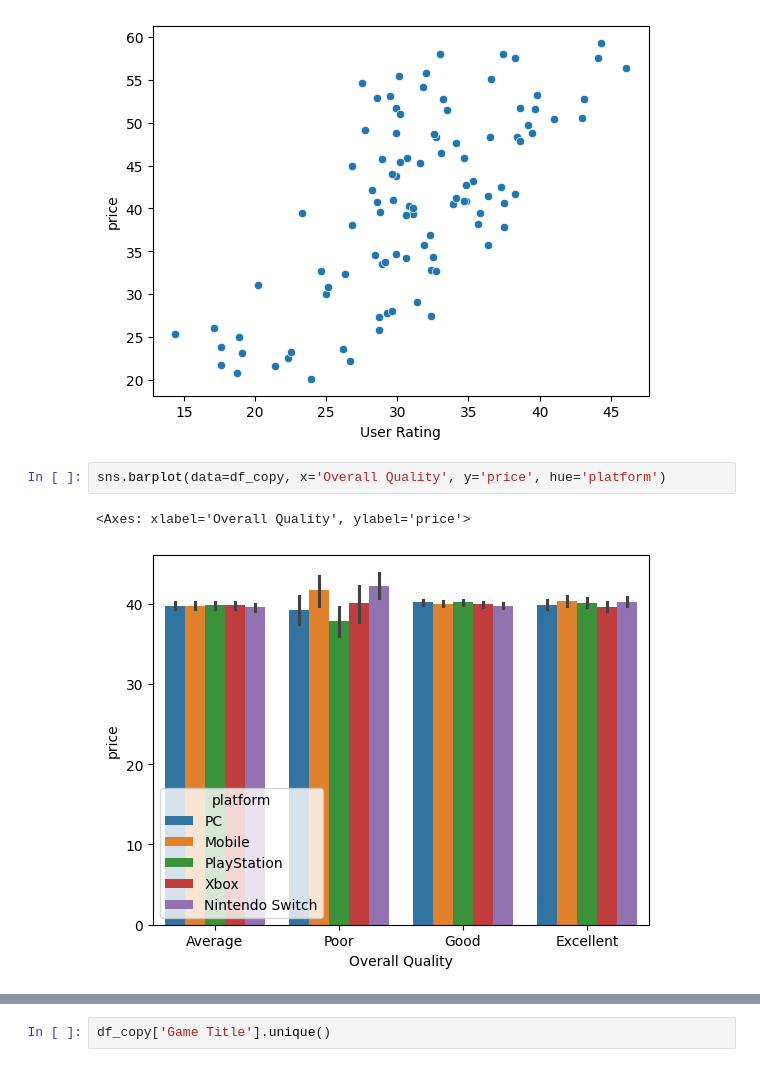
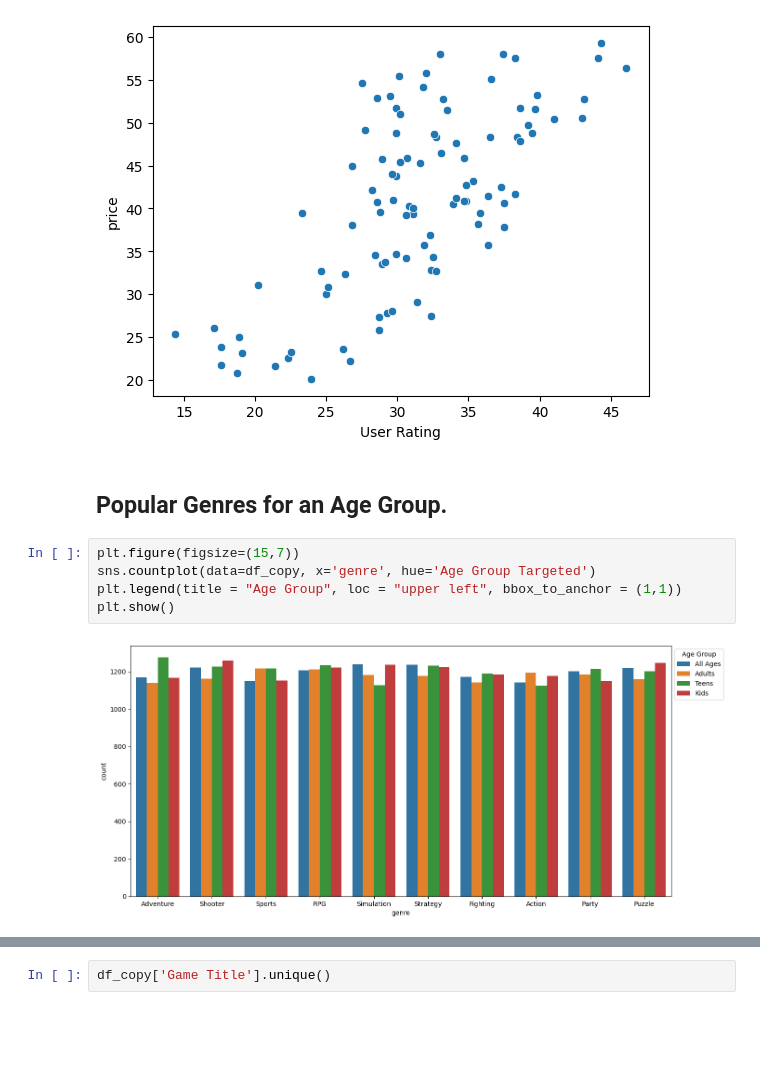
Before and after one commit to Zoz171/NTI-DataScience-Capstone, a Jupyter notebook: Capstone.ipynb, the cells around one changed output, grey strips where cells are left out. Saved outputs shown, nothing was run; the diff lists cells and outputs as text; blank space fills up the shorter version.

```diff
--- a/Capstone.ipynb
+++ b/Capstone.ipynb
@@ -196,8 +283,12 @@ sns.scatterplot(data=df_copy[:100], x='User Rating', y='price')
 # %% [output]
 <Axes: xlabel='User Rating', ylabel='price'>
 [figure]
-# %%
-sns.barplot(data=df_copy, x='Overall Quality', y='price', hue='platform')
-# %% [output]
-<Axes: xlabel='Overall Quality', ylabel='price'>
-[figure, removed]
+# %% [markdown]
+## Popular Genres for an Age Group.
+# %%
+plt.figure(figsize=(15,7))
+sns.countplot(data=df_copy, x='genre', hue='Age Group Targeted')
+plt.legend(title = "Age Group", loc = "upper left", bbox_to_anchor = (1,1))
+plt.show()
+# %% [output]
+[figure, added]
```
Also changed, not shown: parts of 71 cells of this notebook.
